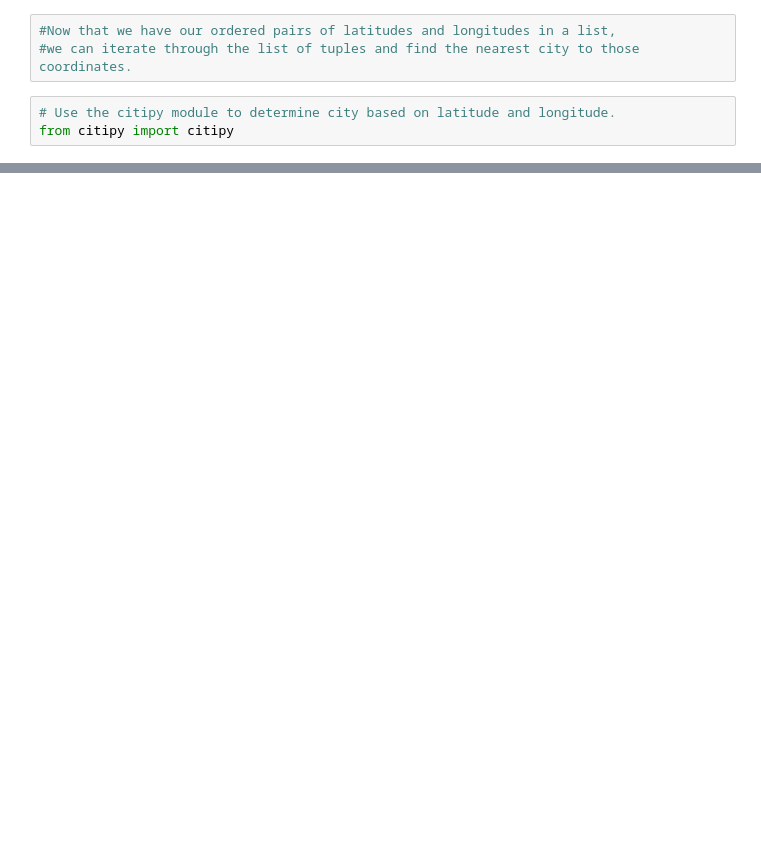
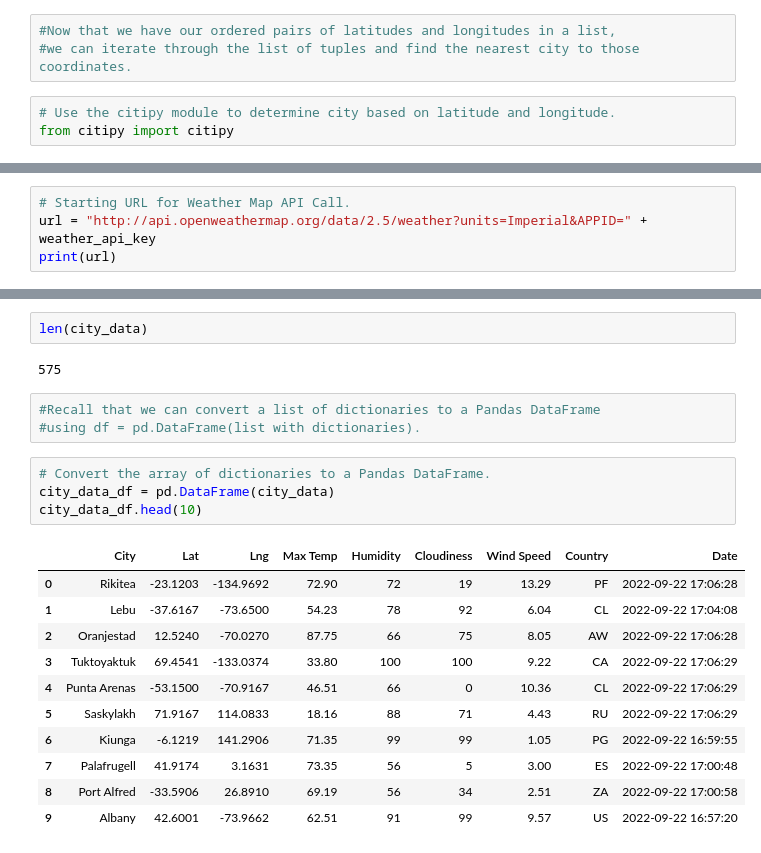
Before and after one commit to vichugo23/World_Weather_Analysis, a Jupyter notebook: WeatherPy.ipynb, the cells around one changed output, grey strips where cells are left out. Drawn from its saved outputs; the diff is of its cells as text; blank space fills up the shorter version.

Commit message:
updated .gitignore and weatherpy

```diff
--- a/WeatherPy.ipynb
+++ b/WeatherPy.ipynb
@@ -96,0 +88,4 @@ hermanus za
+# %%
+# Starting URL for Weather Map API Call.
+url = "http://api.openweathermap.org/data/2.5/weather?units=Imperial&APPID=" + weather_api_key
+print(url)
@@ -96,0 +200,23 @@ hermanus za
+# %%
+len(city_data)
+# %% [output]
+575
+# %%
+#Recall that we can convert a list of dictionaries to a Pandas DataFrame
+#using df = pd.DataFrame(list with dictionaries).
+# %%
+# Convert the array of dictionaries to a Pandas DataFrame.
+city_data_df = pd.DataFrame(city_data)
+city_data_df.head(10)
+# %% [output]
+|  | City | Lat | Lng | Max Temp | Humidity | Cloudiness | Wind Speed | Country | Date |
+| 0 | Rikitea | -23.1203 | -134.9692 | 72.90 | 72 | 19 | 13.29 | PF | 2022-09-22 17:06:28 |
+| 1 | Lebu | -37.6167 | -73.6500 | 54.23 | 78 | 92 | 6.04 | CL | 2022-09-22 17:04:08 |
+| 2 | Oranjestad | 12.5240 | -70.0270 | 87.75 | 66 | 75 | 8.05 | AW | 2022-09-22 17:06:28 |
+| 3 | Tuktoyaktuk | 69.4541 | -133.0374 | 33.80 | 100 | 100 | 9.22 | CA | 2022-09-22 17:06:29 |
+| 4 | Punta Arenas | -53.1500 | -70.9167 | 46.51 | 66 | 0 | 10.36 | CL | 2022-09-22 17:06:29 |
+| 5 | Saskylakh | 71.9167 | 114.0833 | 18.16 | 88 | 71 | 4.43 | RU | 2022-09-22 17:06:29 |
+| 6 | Kiunga | -6.1219 | 141.2906 | 71.35 | 99 | 99 | 1.05 | PG | 2022-09-22 16:59:55 |
+| 7 | Palafrugell | 41.9174 | 3.1631 | 73.35 | 56 | 5 | 3.00 | ES | 2022-09-22 17:00:48 |
+| 8 | Port Alfred | -33.5906 | 26.8910 | 69.19 | 56 | 34 | 2.51 | ZA | 2022-09-22 17:00:58 |
+| 9 | Albany | 42.6001 | -73.9662 | 62.51 | 91 | 99 | 9.57 | US | 2022-09-22 16:57:20 |
```
Also changed, not shown: parts of 9 cells of this notebook, 1 other file.
